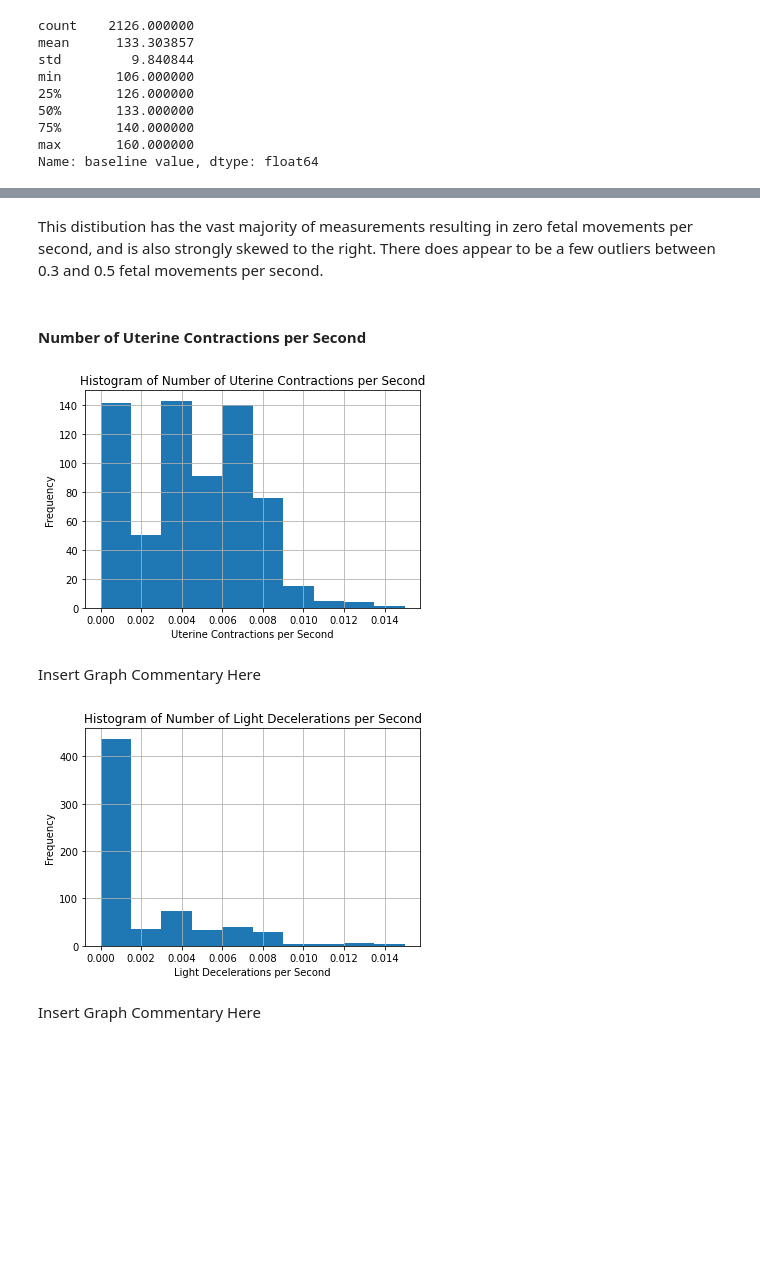
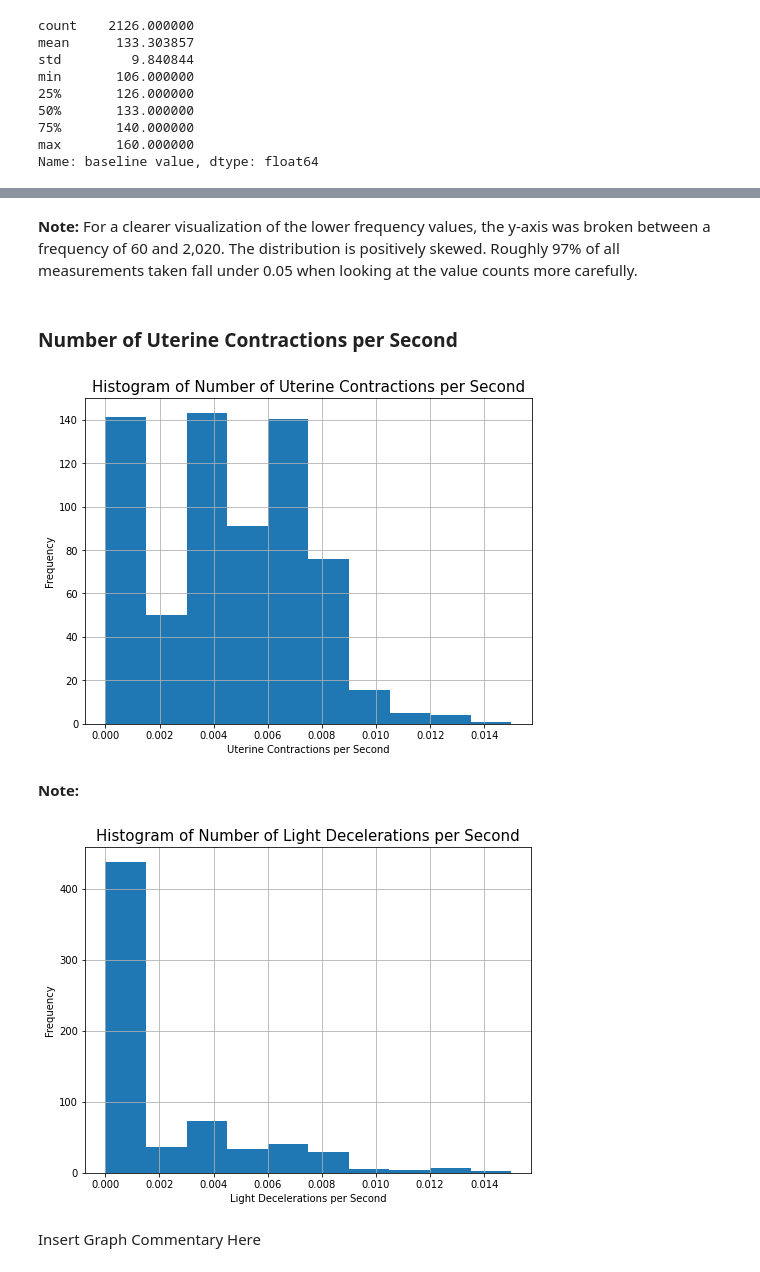
Before and after one commit to halepino/FetalHealth_PredictiveAnalytics, a Jupyter notebook: FetalHealth_FigueroaSchwartzwald.ipynb, the cells around one changed output, grey strips where cells are left out. Drawn from its saved outputs; the diff is of its cells as text; code cells hidden in the pictures; blank space fills up the shorter version.

```diff
--- a/FetalHealth_FigueroaSchwartzwald.ipynb
+++ b/FetalHealth_FigueroaSchwartzwald.ipynb
@@ -151,27 +214,29 @@ plt.show()
 # %% [markdown]
-This distibution has the vast majority of measurements resulting in zero fetal movements per second, and is also strongly skewed to the right. There does appear to be a few outliers between 0.3 and 0.5 fetal movements per second.
+**Note:** For a clearer visualization of the lower frequency values, the y-axis was broken between a frequency of 60 and 2,020. The distribution is positively skewed. Roughly 97% of all measurements taken fall under 0.05 when looking at the value counts more carefully.
 # %% [markdown]
-#### Number of Uterine Contractions per Second
+### Number of Uterine Contractions per Second
 # %%
 # "uterine_contractions" histogram
+plt.figure(figsize=(8,6))
 fetal_health['uterine_contractions'].hist(bins=10, density=True)
-plt.title("Histogram of Number of Uterine Contractions per Second")
+plt.title("Histogram of Number of Uterine Contractions per Second", fontsize = 15)
 plt.xlabel("Uterine Contractions per Second")
 plt.ylabel("Frequency")
 plt.show()
 # %% [output]
-[figure, old version]
+[figure, new version]
 # %% [markdown]
-Insert Graph Commentary Here
+**Note:**
 # %%
 # "light_decelerations" histogram
+plt.figure(figsize = (8,6))
 fetal_health['light_decelerations'].hist(bins=10, density=True)
-plt.title("Histogram of Number of Light Decelerations per Second")
+plt.title("Histogram of Number of Light Decelerations per Second", fontsize = 15)
 plt.xlabel("Light Decelerations per Second")
 plt.ylabel("Frequency")
 plt.show()
 # %% [output]
-[figure, old version]
+[figure, new version]
 # %% [markdown]
 Insert Graph Commentary Here
 # %%
```
Also changed, not shown: parts of 36 cells of this notebook.
